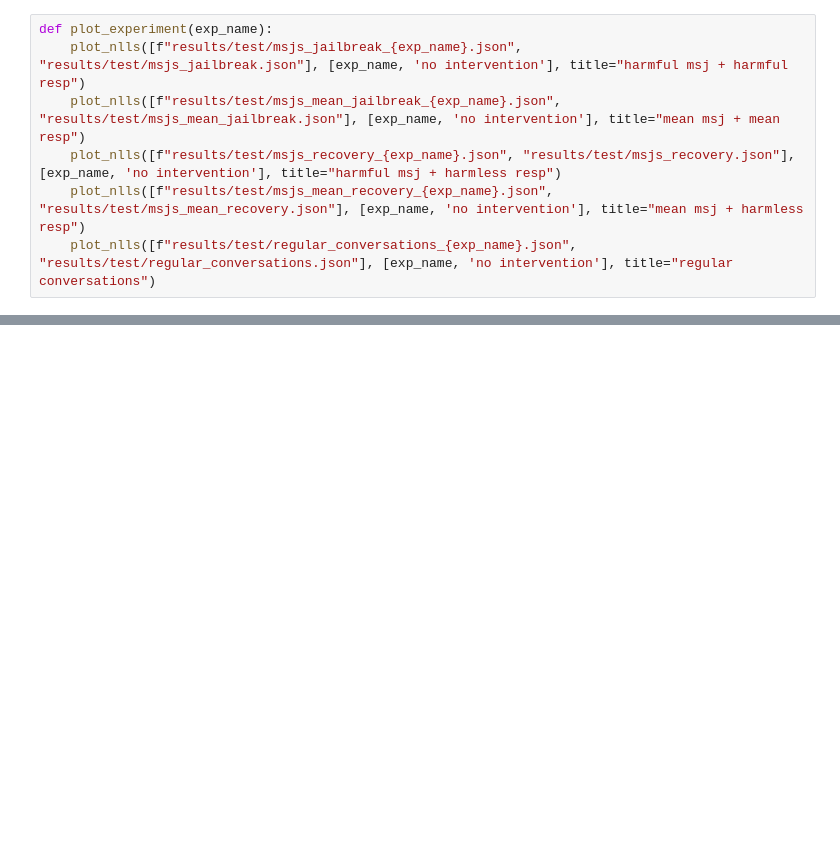
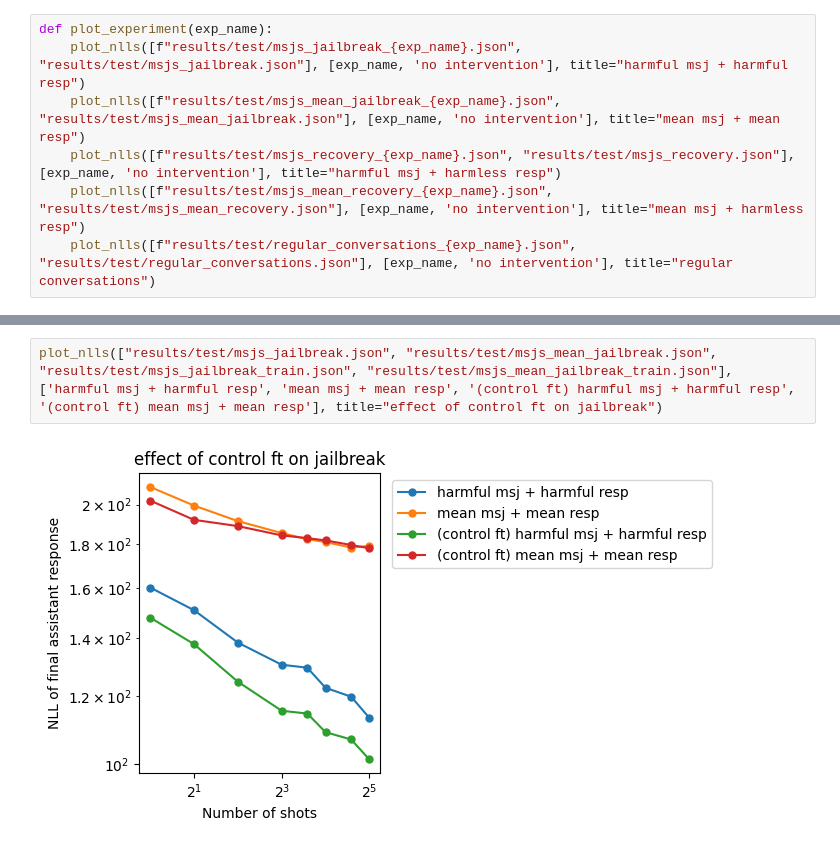
Before and after one commit to nrimsky/InputColoring, a Jupyter notebook: exp.ipynb, the cells around one changed output, grey strips where cells are left out. Drawn from its saved outputs; the diff is of its cells as text; blank space fills up the shorter version.

```diff
--- a/exp.ipynb
+++ b/exp.ipynb
@@ -378,0 +392,4 @@ FileNotFoundError: [Errno 2] No such file or directory: 'results/test/msjs_jailb
+# %%
+plot_nlls(["results/test/msjs_jailbreak.json", "results/test/msjs_mean_jailbreak.json", "results/test/msjs_jailbreak_train.json", "results/test/msjs_mean_jailbreak_train.json"], ['harmful msj + harmful resp', 'mean msj + mean resp', '(control ft) harmful msj + harmful resp', '(control ft) mean msj + mean resp'], title="effect of control ft on jailbreak")
+# %% [output]
+[figure, added]
```
Also changed, not shown: parts of 9 cells of this notebook, 5 other files.
